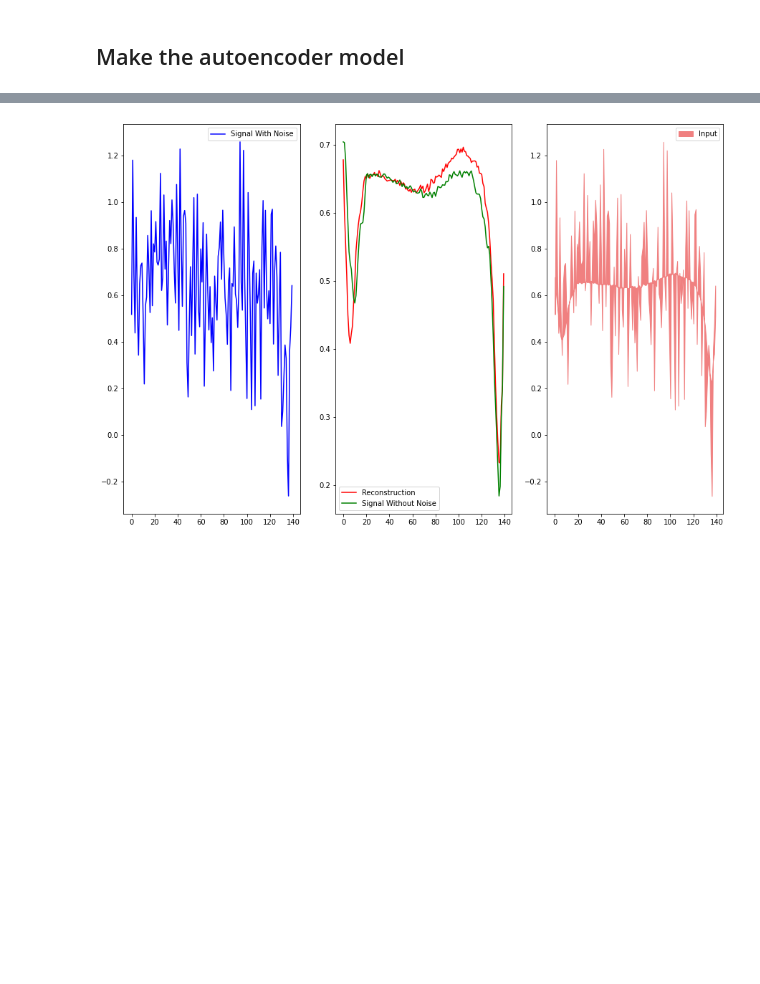
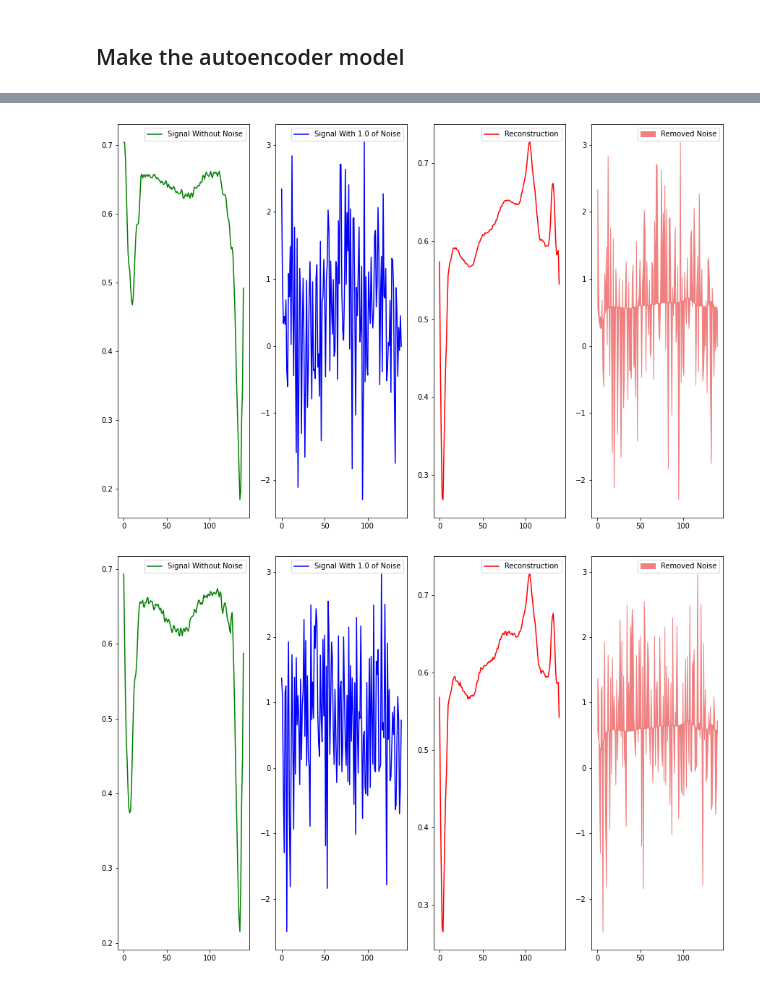
Before and after one commit to wyctorfogos/RECONSTRUCTION-OF-ECG-SIGNAL-WITH-DIFFERENT-NOISE-LEVELS, a Jupyter notebook: RECONSTRUCTION_OF_ECG_SIGNAL_WITH_DIFFERENT_NOISE_LEVELS.ipynb, the cells around one changed output, grey strips where cells are left out. Saved outputs shown, nothing was run; the diff lists cells and outputs as text; code cells hidden in the pictures; blank space fills up the shorter version.

```diff
--- a/RECONSTRUCTION_OF_ECG_SIGNAL_WITH_DIFFERENT_NOISE_LEVELS.ipynb
+++ b/RECONSTRUCTION_OF_ECG_SIGNAL_WITH_DIFFERENT_NOISE_LEVELS.ipynb
@@ -172,20 +199,28 @@ plt.legend()
 # %%
-#encoded_data = autoencoder.encoder().numpy()
-decoded_data = autoencoder.predict(Reshape_data(x_test_noise_factor))
-decoded_data=decoded_data.reshape(decoded_data.shape[0],decoded_data.shape[2])
+def plot_graphs(noise_factor,x_test_data,autoencoder):
+  #encoded_data = autoencoder.encoder().numpy()
+  decoded_data = autoencoder.predict(Reshape_data(x_test_noise_factor))
+  decoded_data=decoded_data.reshape(decoded_data.shape[0],decoded_data.shape[-1])
 
-plt.figure(figsize=(15,10))
-plt.subplot(131)
-plt.plot(x_test_noise_factor[0], 'b')
-plt.legend(labels=["Signal With Noise"])
-plt.subplot(132)
-plt.plot(decoded_data[0], 'r')
-plt.plot(x_test_data[0],'g')
-plt.legend(labels=["Reconstruction","Signal Without Noise"])
-plt.subplot(133)
-plt.fill_between(np.arange(140), decoded_data[0], x_test_noise_factor[0], color='lightcoral')
-plt.legend(labels=["Input", "Reconstruction", "Error"])
-plt.savefig("Signals.png")
-plt.show()
+  for index_test in range(6):
+
+    plt.figure(figsize=(15,10))
+    plt.subplot(141)
+    plt.plot(x_test_data[index_test],'g')
+    plt.legend(labels=["Signal Without Noise"])
+    plt.subplot(142)
+    plt.plot(x_test_noise_factor[index_test], 'b')
+    plt.legend(labels=["Signal With {} of Noise".format(noise_factor)])
+    plt.subplot(143)
+    plt.plot(decoded_data[index_test], 'r')
+    plt.legend(labels=["Reconstruction"])
+    plt.subplot(144)
+    plt.fill_between(np.arange(140), decoded_data[index_test], x_test_noise_factor[index_test], color='lightcoral')
+    plt.legend(labels=["Removed Noise", "Reconstruction", "Error"])
+    plt.savefig("Signals_noise_of_{}.png".format(noise_factor))
+    plt.show()
-# %% [output]
-[figure, removed]
+# %%
+plot_graphs(autoencoder=autoencoder,noise_factor=noise_factor,x_test_data=x_test_data)
+# %% [output]
+[figure, added]
+[figure, added]
```
Also changed, not shown: parts of 12 cells of this notebook.
